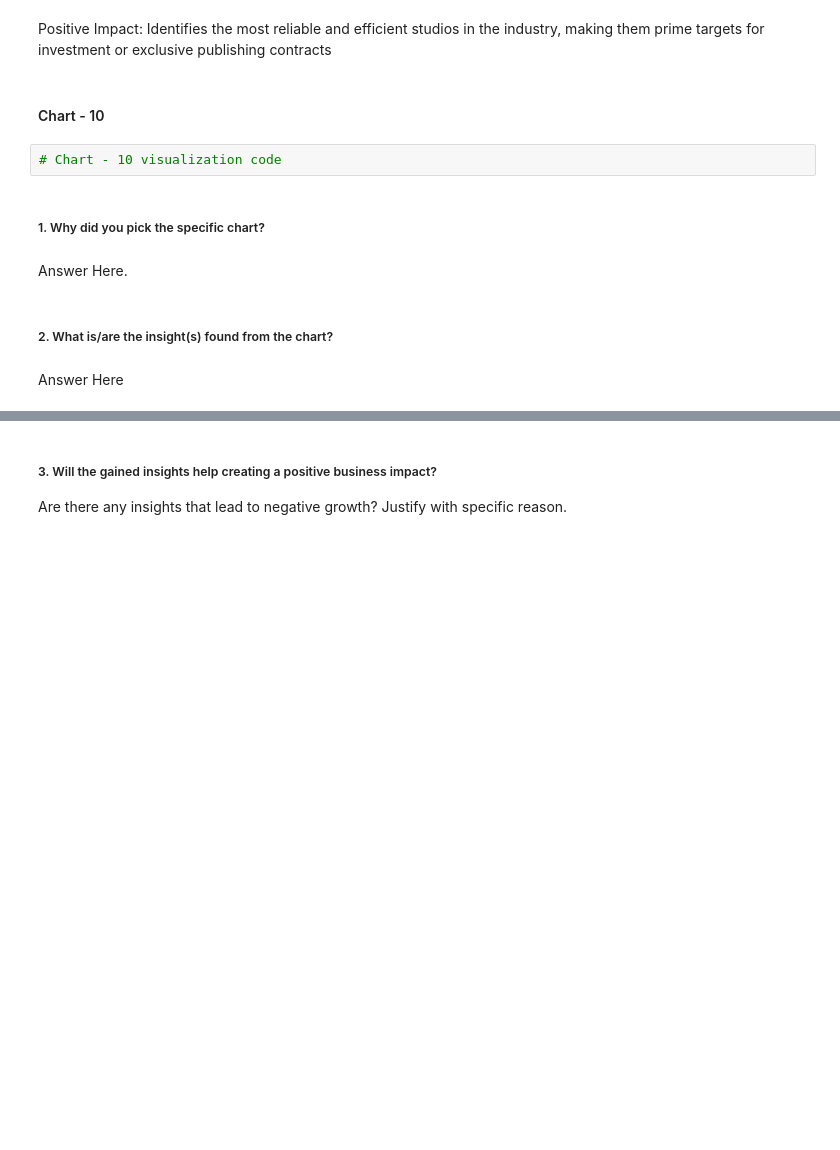
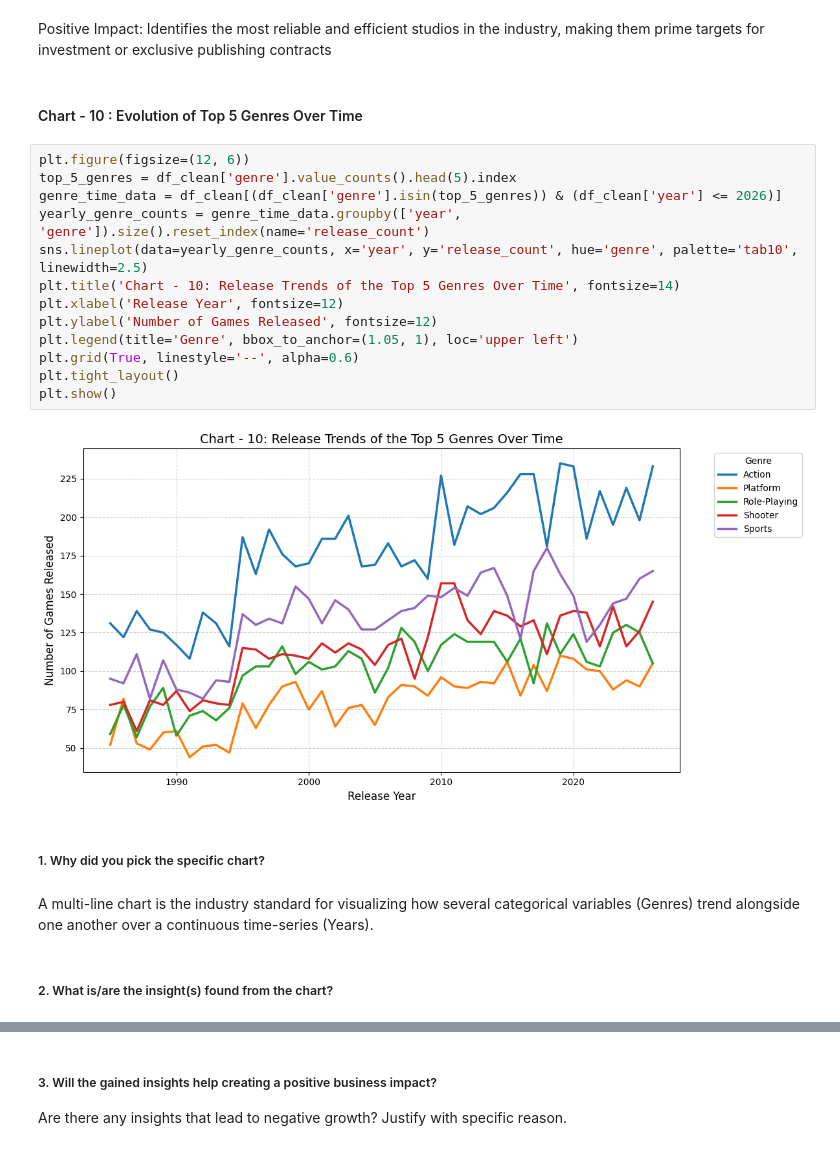
Before and after one commit to VishalChauhan85/Video-Game-Sales-EDA-Capstone, a Jupyter notebook: Video_Game_Sales_&_Metacritic_Intelligence_(Vishal_Chauhan).ipynb, the cells around one changed output, grey strips where cells are left out. Drawn from its saved outputs; the diff is of its cells as text; blank space fills up the shorter version.

Commit message:
Bivariate Analysis II (Charts 10-13) exploring temporal trends and portfolios

```diff
--- a/Video_Game_Sales_&_Metacritic_Intelligence_(Vishal_Chauhan).ipynb
+++ b/Video_Game_Sales_&_Metacritic_Intelligence_(Vishal_Chauhan).ipynb
@@ -478,14 +478,25 @@ Are there any insights that lead to negative growth? Justify with specific reaso
 # %% [markdown]
 Positive Impact: Identifies the most reliable and efficient studios in the industry, making them prime targets for investment or exclusive publishing contracts
 # %% [markdown]
-#### Chart - 10
+#### Chart - 10 : Evolution of Top 5 Genres Over Time
-# %%
-# Chart - 10 visualization code
+# %%
+plt.figure(figsize=(12, 6))
+top_5_genres = df_clean['genre'].value_counts().head(5).index
+genre_time_data = df_clean[(df_clean['genre'].isin(top_5_genres)) & (df_clean['year'] <= 2026)]
+yearly_genre_counts = genre_time_data.groupby(['year', 'genre']).size().reset_index(name='release_count')
+sns.lineplot(data=yearly_genre_counts, x='year', y='release_count', hue='genre', palette='tab10', linewidth=2.5)
+plt.title('Chart - 10: Release Trends of the Top 5 Genres Over Time', fontsize=14)
+plt.xlabel('Release Year', fontsize=12)
+plt.ylabel('Number of Games Released', fontsize=12)
+plt.legend(title='Genre', bbox_to_anchor=(1.05, 1), loc='upper left')
+plt.grid(True, linestyle='--', alpha=0.6)
+plt.tight_layout()
+plt.show()
+# %% [output]
+[figure, added]
 # %% [markdown]
 ##### 1. Why did you pick the specific chart?
-# %% [markdown]
-Answer Here.
+# %% [markdown]
+A multi-line chart is the industry standard for visualizing how several categorical variables (Genres) trend alongside one another over a continuous time-series (Years).
 # %% [markdown]
 ##### 2. What is/are the insight(s) found from the chart?
-# %% [markdown]
-Answer Here
```
Also changed, not shown: parts of 42 cells of this notebook.
